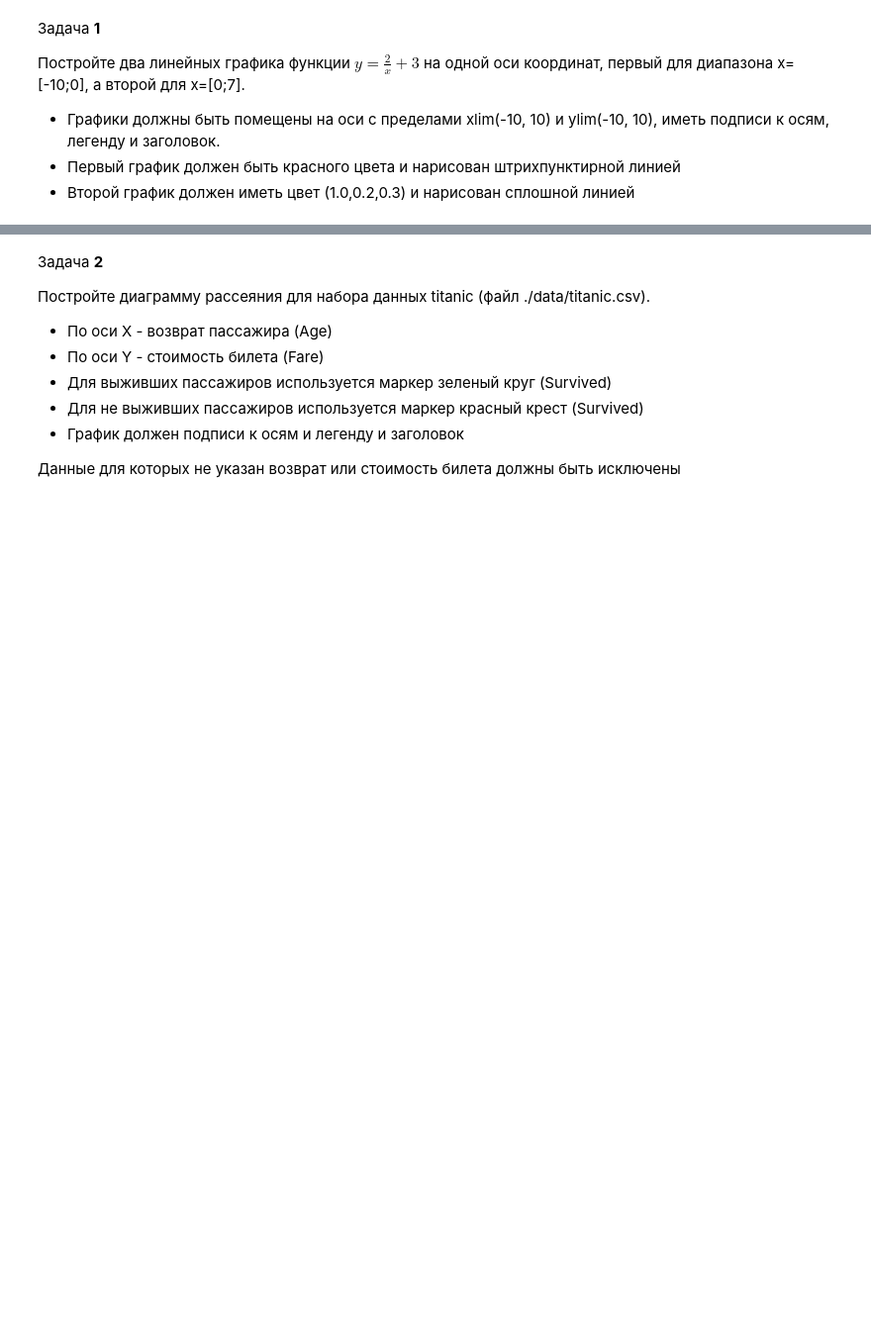
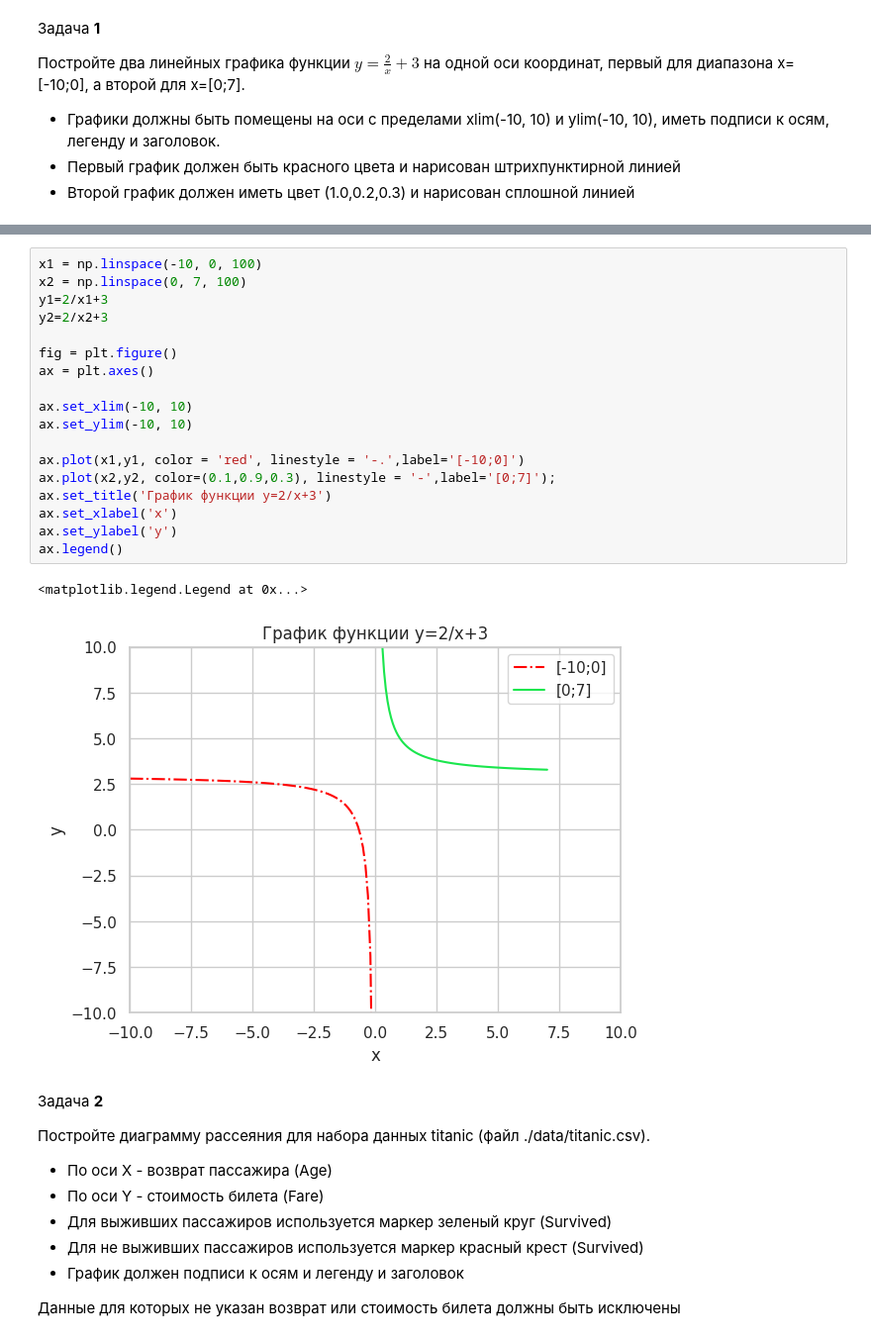
Before and after one commit to chebotarevsa/dap-2024, a Jupyter notebook: les05/lab.ipynb, the cells around one changed output, grey strips where cells are left out. Shown at 99% size. Drawn from its saved outputs; the diff is of its cells as text; blank space fills up the shorter version.

```diff
--- a/les05/lab.ipynb
+++ b/les05/lab.ipynb
@@ -28,3 +26,24 @@ Matplotlib version: 3.8.0
+# %%
+x1 = np.linspace(-10, 0, 100)
+x2 = np.linspace(0, 7, 100)
+y1=2/x1+3
+y2=2/x2+3
+
+fig = plt.figure()
+ax = plt.axes()
+
+ax.set_xlim(-10, 10)
+ax.set_ylim(-10, 10)
+
+ax.plot(x1,y1, color = 'red', linestyle = '-.',label='[-10;0]')
+ax.plot(x2,y2, color=(0.1,0.9,0.3), linestyle = '-',label='[0;7]');
+ax.set_title('График функции y=2/x+3')
+ax.set_xlabel('x')
+ax.set_ylabel('y')
+ax.legend()
+# %% [output]
+<matplotlib.legend.Legend at 0x...>
+[figure, added]
 # %% [markdown]
 Задача **2**
 
```
Also changed, not shown: parts of 17 cells of this notebook.
